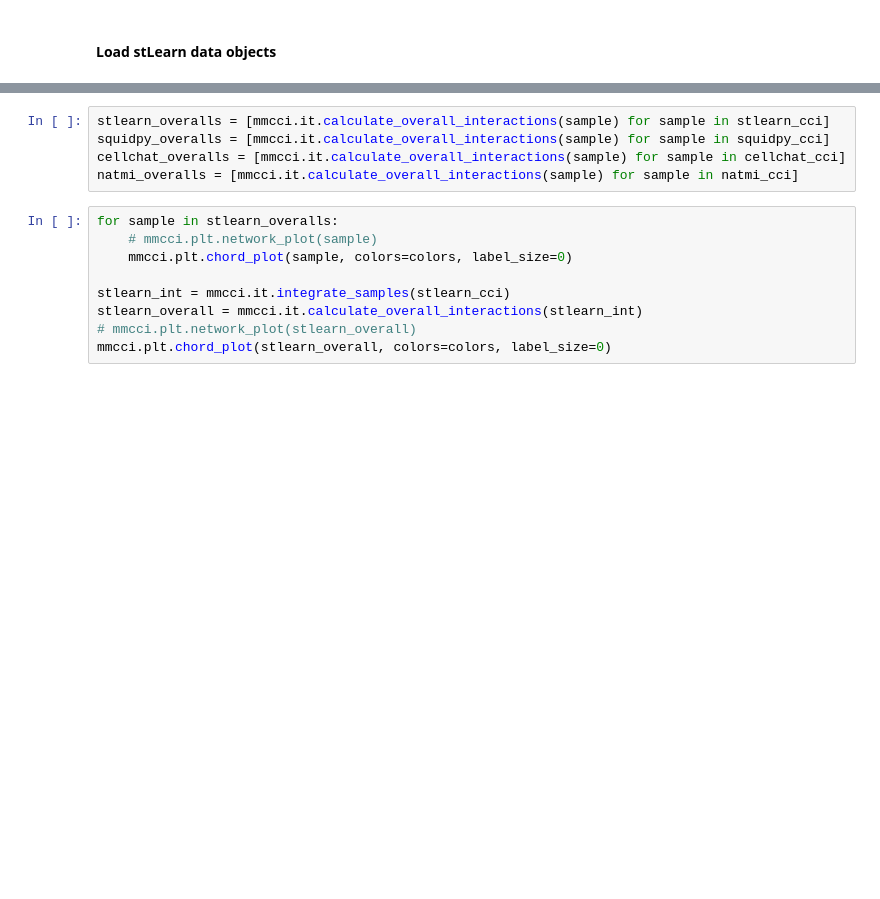
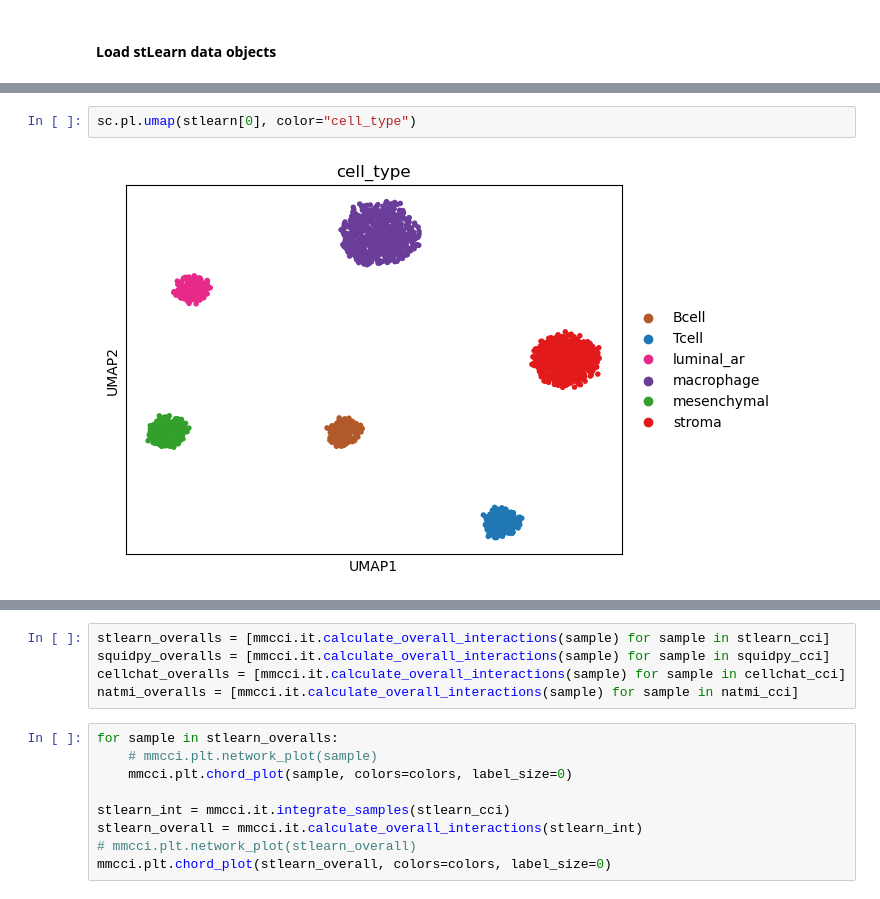
Before and after one commit to BiomedicalMachineLearning/MultimodalCCI, a Jupyter notebook: benchmarking/benchmarking.ipynb, the cells around one changed output, grey strips where cells are left out. Cells and saved outputs as stored; diff of their text form; blank space fills up the shorter version.

```diff
--- a/benchmarking/benchmarking.ipynb
+++ b/benchmarking/benchmarking.ipynb
@@ -35,6 +44,10 @@ natmi_cci = [
 squidpy_cci = [squidpy1, squidpy2, squidpy3]
 
 stlearn_cci = [sample.uns['per_lr_cci_cell_type'] for sample in stlearn]
+# %%
+sc.pl.umap(stlearn[0], color="cell_type")
+# %% [output]
+[figure, added]
 # %%
 from matplotlib import pyplot as plt
 
```
Also changed, not shown: parts of 9 cells of this notebook, 7 other files.
